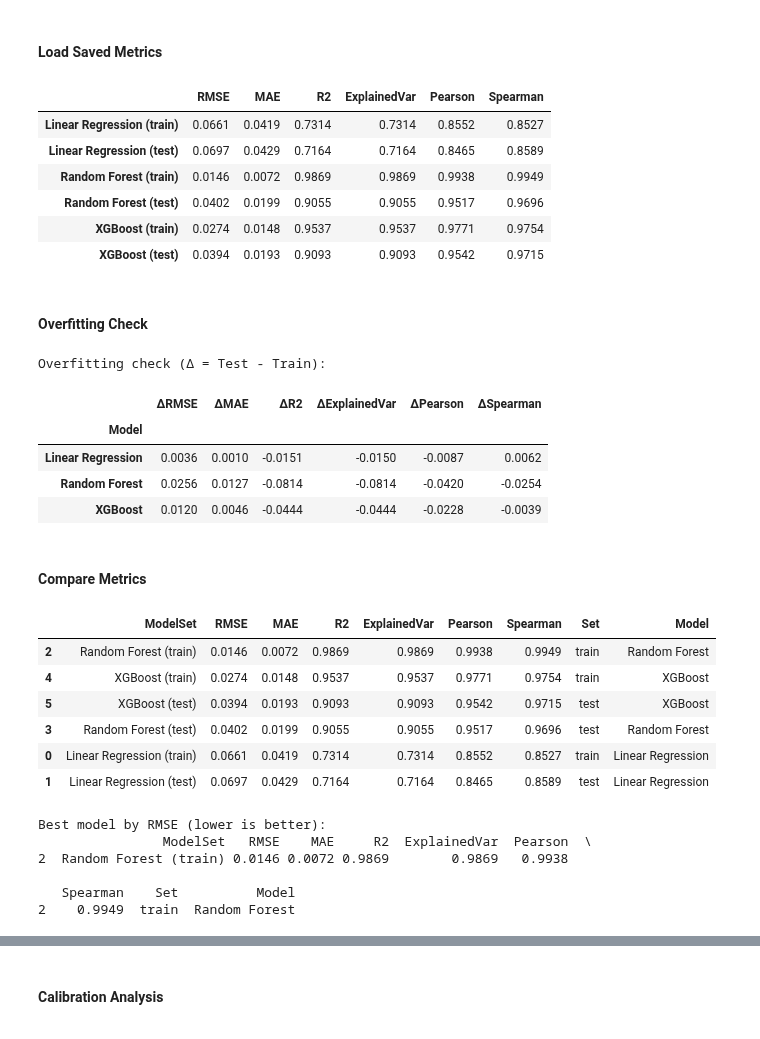
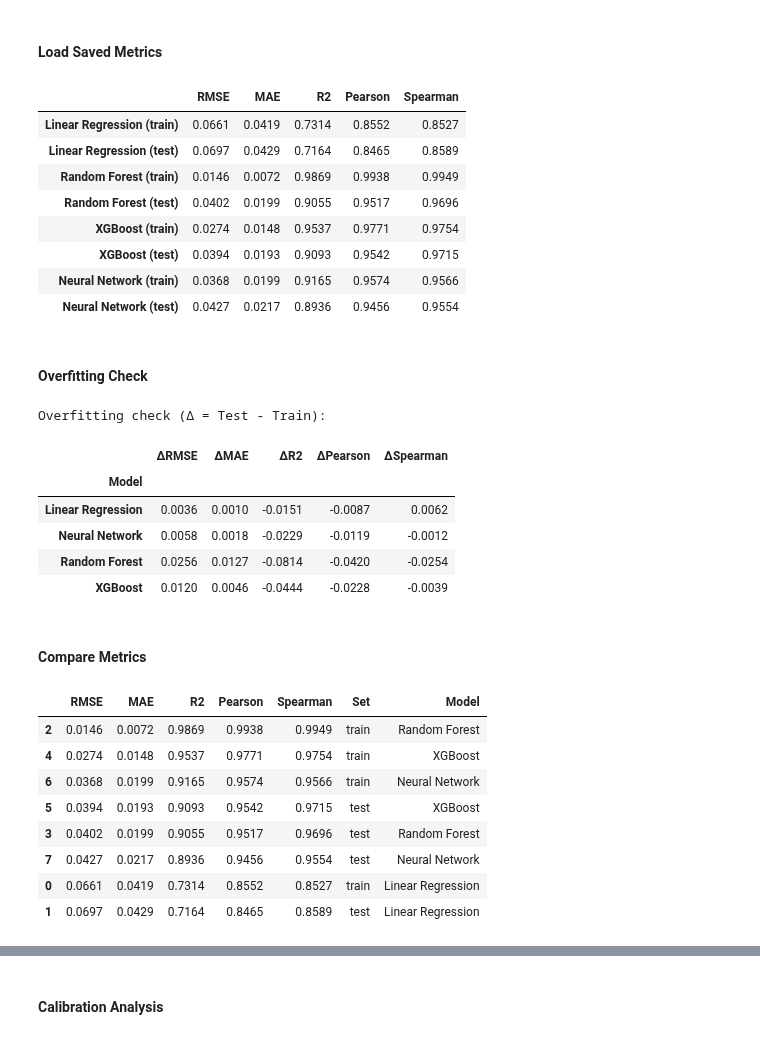
Before and after one commit to Manuele23/Parma-assignment, a Jupyter notebook: task1_xg/08_model_comparison.ipynb, the cells around one changed output, grey strips where cells are left out. Saved outputs shown, nothing was run; the diff lists cells and outputs as text; code cells hidden in the pictures.

```diff
--- a/task1_xg/08_model_comparison.ipynb
+++ b/task1_xg/08_model_comparison.ipynb
@@ -46,22 +46,24 @@ Setup complete. Ready to load metrics.
 # %%
 # Load metrics saved from individual model notebooks
 lin_metrics = pd.read_csv(f"{OUTPUT_DIR}/metrics_linear_regression.csv", index_col=0)
 rf_metrics  = pd.read_csv(f"{OUTPUT_DIR}/metrics_rf.csv", index_col=0)
 xgb_metrics = pd.read_csv(f"{OUTPUT_DIR}/metrics_xgboost.csv", index_col=0)
-# nn_metrics   = pd.read_csv(f"{OUTPUT_DIR}/metrics_nn.csv", index_col=0)  # to add after NN is trained
+nn_metrics   = pd.read_csv(f"{OUTPUT_DIR}/metrics_nn.csv", index_col=0)  # to add after NN is trained
 
 # Concatenate all results
-all_metrics = pd.concat([lin_metrics, rf_metrics, xgb_metrics], axis=0)
+all_metrics = pd.concat([lin_metrics, rf_metrics, xgb_metrics, nn_metrics], axis=0)
 
 all_metrics
 # %% [output]
-|  | RMSE | MAE | R2 | ExplainedVar | Pearson | Spearman |
-| Linear Regression (train) | 0.0661 | 0.0419 | 0.7314 | 0.7314 | 0.8552 | 0.8527 |
-| Linear Regression (test) | 0.0697 | 0.0429 | 0.7164 | 0.7164 | 0.8465 | 0.8589 |
-| Random Forest (train) | 0.0146 | 0.0072 | 0.9869 | 0.9869 | 0.9938 | 0.9949 |
-| Random Forest (test) | 0.0402 | 0.0199 | 0.9055 | 0.9055 | 0.9517 | 0.9696 |
-| XGBoost (train) | 0.0274 | 0.0148 | 0.9537 | 0.9537 | 0.9771 | 0.9754 |
-| XGBoost (test) | 0.0394 | 0.0193 | 0.9093 | 0.9093 | 0.9542 | 0.9715 |
+|  | RMSE | MAE | R2 | Pearson | Spearman |
+| Linear Regression (train) | 0.0661 | 0.0419 | 0.7314 | 0.8552 | 0.8527 |
+| Linear Regression (test) | 0.0697 | 0.0429 | 0.7164 | 0.8465 | 0.8589 |
+| Random Forest (train) | 0.0146 | 0.0072 | 0.9869 | 0.9938 | 0.9949 |
+| Random Forest (test) | 0.0402 | 0.0199 | 0.9055 | 0.9517 | 0.9696 |
+| XGBoost (train) | 0.0274 | 0.0148 | 0.9537 | 0.9771 | 0.9754 |
+| XGBoost (test) | 0.0394 | 0.0193 | 0.9093 | 0.9542 | 0.9715 |
+| Neural Network (train) | 0.0368 | 0.0199 | 0.9165 | 0.9574 | 0.9566 |
+| Neural Network (test) | 0.0427 | 0.0217 | 0.8936 | 0.9456 | 0.9554 |
 # %% [markdown]
 #### Overfitting Check
 # %%
@@ -80,12 +82,12 @@ all_metrics = all_metrics.drop(columns=["ModelSet"])
 metrics_pivot = all_metrics.pivot_table(
     index="Model",
     columns="Set",
-    values=["RMSE", "MAE", "R2", "ExplainedVar", "Pearson", "Spearman"]
+    values=["RMSE", "MAE", "R2", "Pearson", "Spearman"]
 )
 
 # Compute differences: Δ = Test - Train
 delta_df = pd.DataFrame()
-for metric in ["RMSE", "MAE", "R2", "ExplainedVar", "Pearson", "Spearman"]:
+for metric in ["RMSE", "MAE", "R2", "Pearson", "Spearman"]:
     delta_df["Δ" + metric] = (
         metrics_pivot[metric]["test"] - metrics_pivot[metric]["train"]
     )
@@ -94,34 +96,28 @@ print("\nOverfitting check (Δ = Test - Train):")
 display(delta_df)
 # %% [output]
 Overfitting check (Δ = Test - Train):
-|  | ΔRMSE | ΔMAE | ΔR2 | ΔExplainedVar | ΔPearson | ΔSpearman |
-| Model |  |  |  |  |  |  |
-| Linear Regression | 0.0036 | 0.0010 | -0.0151 | -0.0150 | -0.0087 | 0.0062 |
-| Random Forest | 0.0256 | 0.0127 | -0.0814 | -0.0814 | -0.0420 | -0.0254 |
-| XGBoost | 0.0120 | 0.0046 | -0.0444 | -0.0444 | -0.0228 | -0.0039 |
+|  | ΔRMSE | ΔMAE | ΔR2 | ΔPearson | ΔSpearman |
+| Model |  |  |  |  |  |
+| Linear Regression | 0.0036 | 0.0010 | -0.0151 | -0.0087 | 0.0062 |
+| Neural Network | 0.0058 | 0.0018 | -0.0229 | -0.0119 | -0.0012 |
+| Random Forest | 0.0256 | 0.0127 | -0.0814 | -0.0420 | -0.0254 |
+| XGBoost | 0.0120 | 0.0046 | -0.0444 | -0.0228 | -0.0039 |
 # %% [markdown]
 #### Compare Metrics
 # %%
-# Sort by RMSE (lower is better)
+# Sort by RMSE
 all_metrics_sorted = all_metrics.sort_values(by="RMSE")
 display(all_metrics_sorted)
-
-print("\nBest model by RMSE (lower is better):")
-print(all_metrics_sorted.head(1))
 # %% [output]
-|  | ModelSet | RMSE | MAE | R2 | ExplainedVar | Pearson | Spearman | Set | Model |
-| 2 | Random Forest (train) | 0.0146 | 0.0072 | 0.9869 | 0.9869 | 0.9938 | 0.9949 | train | Random Forest |
-| 4 | XGBoost (train) | 0.0274 | 0.0148 | 0.9537 | 0.9537 | 0.9771 | 0.9754 | train | XGBoost |
-| 5 | XGBoost (test) | 0.0394 | 0.0193 | 0.9093 | 0.9093 | 0.9542 | 0.9715 | test | XGBoost |
-| 3 | Random Forest (test) | 0.0402 | 0.0199 | 0.9055 | 0.9055 | 0.9517 | 0.9696 | test | Random Forest |
-| 0 | Linear Regression (train) | 0.0661 | 0.0419 | 0.7314 | 0.7314 | 0.8552 | 0.8527 | train | Linear Regression |
-| 1 | Linear Regression (test) | 0.0697 | 0.0429 | 0.7164 | 0.7164 | 0.8465 | 0.8589 | test | Linear Regression |
+|  | RMSE | MAE | R2 | Pearson | Spearman | Set | Model |
+| 2 | 0.0146 | 0.0072 | 0.9869 | 0.9938 | 0.9949 | train | Random Forest |
+| 4 | 0.0274 | 0.0148 | 0.9537 | 0.9771 | 0.9754 | train | XGBoost |
+| 6 | 0.0368 | 0.0199 | 0.9165 | 0.9574 | 0.9566 | train | Neural Network |
+| 5 | 0.0394 | 0.0193 | 0.9093 | 0.9542 | 0.9715 | test | XGBoost |
+| 3 | 0.0402 | 0.0199 | 0.9055 | 0.9517 | 0.9696 | test | Random Forest |
+| 7 | 0.0427 | 0.0217 | 0.8936 | 0.9456 | 0.9554 | test | Neural Network |
+| 0 | 0.0661 | 0.0419 | 0.7314 | 0.8552 | 0.8527 | train | Linear Regression |
+| 1 | 0.0697 | 0.0429 | 0.7164 | 0.8465 | 0.8589 | test | Linear Regression |
-Best model by RMSE (lower is better):
-                ModelSet   RMSE    MAE     R2  ExplainedVar  Pearson  \
-2  Random Forest (train) 0.0146 0.0072 0.9869        0.9869   0.9938
-
-   Spearman    Set          Model
-2    0.9949  train  Random Forest
 # %%
 # Lista metriche da plottare
 metrics = ["RMSE", "MAE", "R2"]
```
Also changed, not shown: parts of 4 cells of this notebook, 4 other files.
